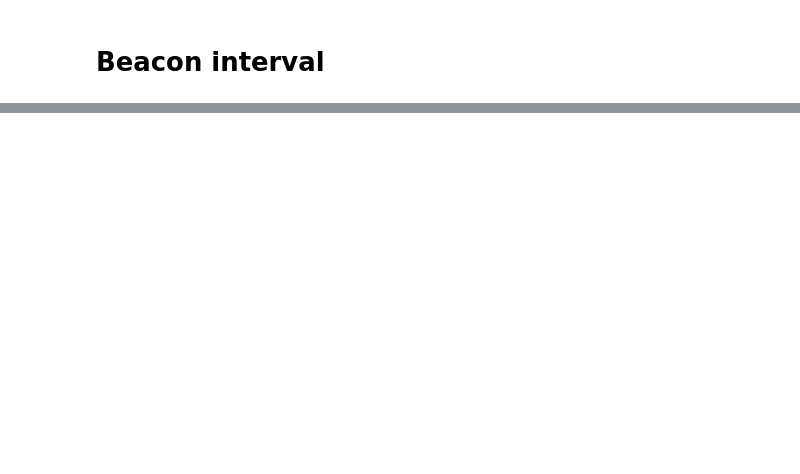
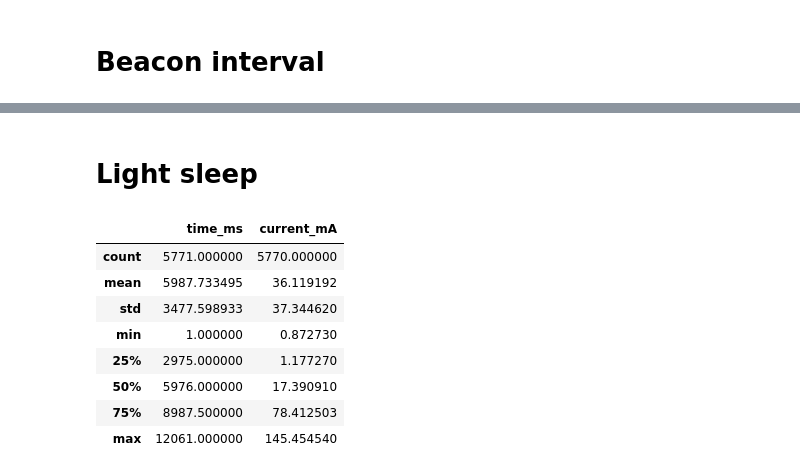
Before and after one commit to widmannthomas/dibse_integratives_gesamt_projekt, a Jupyter notebook: current_sensor/sleep_modes/sleep_modes.ipynb, the cells around one changed output, grey strips where cells are left out. Drawn from its saved outputs; the diff is of its cells as text; code cells hidden in the pictures; blank space fills up the shorter version.

```diff
--- a/current_sensor/sleep_modes/sleep_modes.ipynb
+++ b/current_sensor/sleep_modes/sleep_modes.ipynb
@@ -53,0 +55,15 @@ plt.show()
+# %% [markdown]
+# Light sleep
+# %%
+df_light_sleep = pd.read_csv("light_sleep.csv", sep=" ", names=["time_ms", "current_mA"])
+df_light_sleep.describe()
+# %% [output]
+|  | time_ms | current_mA |
+| count | 5771.000000 | 5770.000000 |
+| mean | 5987.733495 | 36.119192 |
+| std | 3477.598933 | 37.344620 |
+| min | 1.000000 | 0.872730 |
+| 25% | 2975.000000 | 1.177270 |
+| 50% | 5976.000000 | 17.390910 |
+| 75% | 8987.500000 | 78.412503 |
+| max | 12061.000000 | 145.454540 |
```
Also changed, not shown: parts of 7 cells of this notebook, 15 other files.
